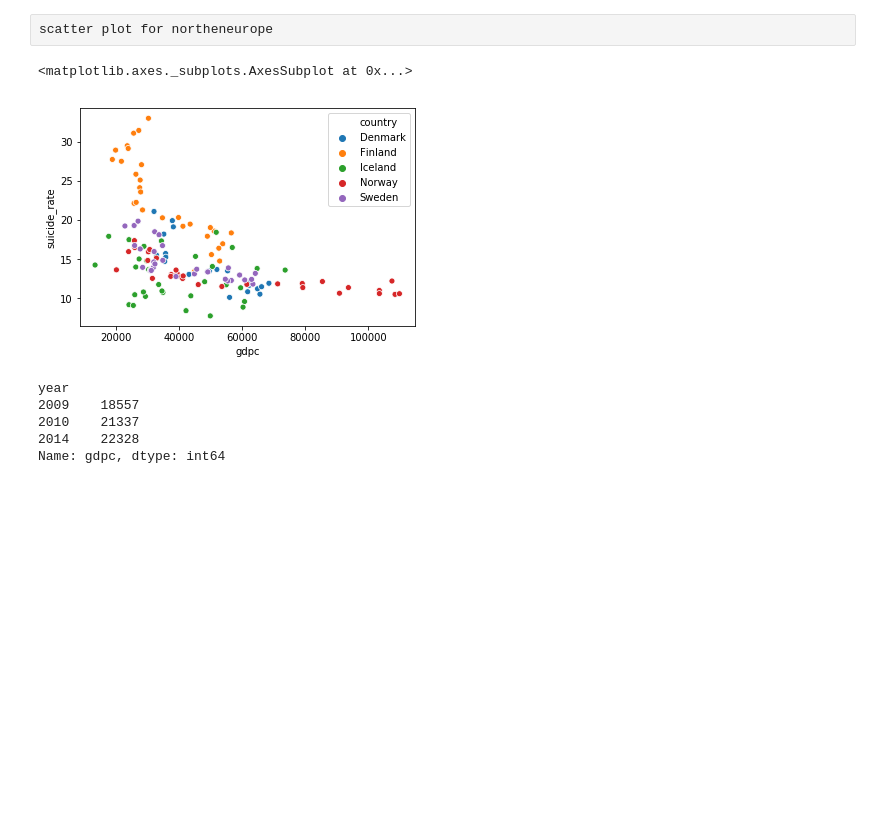
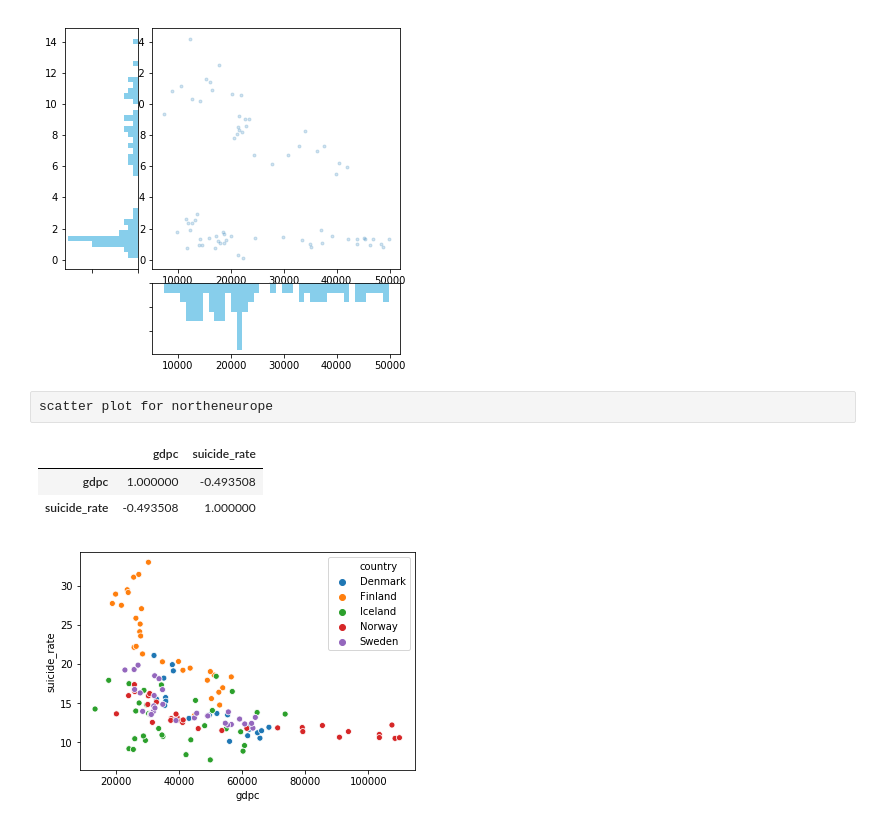
Before and after one commit to sophiazhou97/131-project, a Jupyter notebook: 131project.ipynb, the cells around one changed output. Drawn from its saved outputs; the diff is of its cells as text; code cells hidden in the pictures; blank space fills up the shorter version.

```diff
--- a/131project.ipynb
+++ b/131project.ipynb
@@ -61,3 +152,25 @@ sns.scatterplot(joint_reset.gdpc, joint_reset.suicide_rate, hue = joint_reset.co
+# %%
+# Set up the axes with gridspec
+fig = plt.figure(figsize=(6, 6))
+grid = plt.GridSpec(4, 4)   ## 4 x 4 grid
+main_ax = fig.add_subplot(grid[:-1, 1:]) # vertically, we start at the beginning, and leave one space
+
+
+# horizontally, we start at the second and go to the end
+y_hist = fig.add_subplot(grid[:-1, 0 ], xticklabels=[], sharey=main_ax) # share y axis with main, no ticks on x
+x_hist = fig.add_subplot(grid[ -1, 1:], yticklabels=[], sharex=main_ax) # share x axis with main, no ticks on y
+
+# scatter points on the main axes
+main_ax.plot(joint_reset.gdpc, joint_reset.suicide_rate, 'o', markersize=3, alpha=0.2)
+
+# histogram on the attached axes
+x_hist.hist(joint_reset.gdpc, 40, histtype='stepfilled', orientation='vertical', color='skyblue')
+x_hist.invert_yaxis()
+
+y_hist.hist(joint_reset.suicide_rate, 40, histtype='stepfilled', orientation='horizontal', color='skyblue')
+y_hist.invert_xaxis()
+# %% [output]
+[figure, added]
 # %% [raw]
 scatter plot for northeneurope
 # %%
@@ -70,16 +183,9 @@ joint2 = pd.DataFrame(gdp_plot2).join(pd.DataFrame(suicide_rate_plot2))
 joint_reset2 = joint2.reset_index()
 
 sns.scatterplot(joint_reset2.gdpc, joint_reset2.suicide_rate, hue = joint_reset2.country)
+joint2.corr()
 # %% [output]
-<matplotlib.axes._subplots.AxesSubplot at 0x...>
+|  | gdpc | suicide_rate |
+| gdpc | 1.000000 | -0.493508 |
+| suicide_rate | -0.493508 | 1.000000 |
 [figure]
-# %%
-oman = middleeast[middleeast['country'] == 'Oman']
-oman.head()
-oman.groupby(oman.year).gdpc.mean()
-# %% [output]
-year
-2009    18557
-2010    21337
-2014    22328
-Name: gdpc, dtype: int64
```
Also changed, not shown: parts of 17 cells of this notebook.
